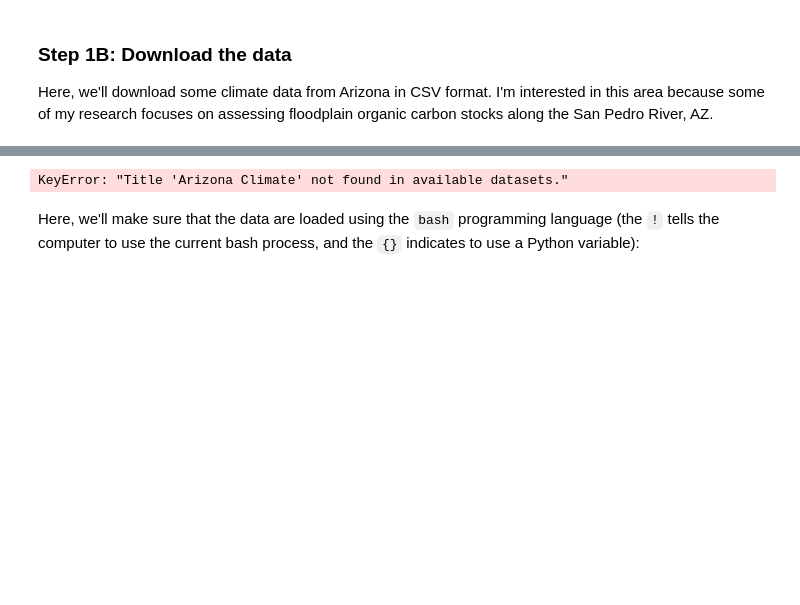
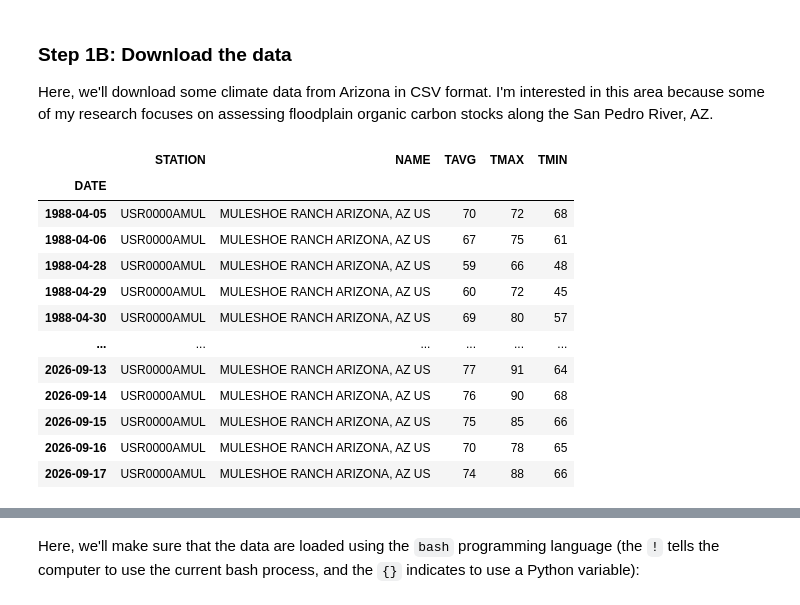
Before and after one commit to lauren-thomas2/01-climate-fall-template, a Jupyter notebook: portfolio-climate-analysis-02.ipynb, the cells around one changed output, grey strips where cells are left out. Cells and saved outputs as stored; diff of their text form; code cells hidden in the pictures; blank space fills up the shorter version.

```diff
--- a/portfolio-climate-analysis-02.ipynb
+++ b/portfolio-climate-analysis-02.ipynb
@@ -21,17 +21,43 @@ import pandas as pd ### analyze and manipulate data
 
 Here, we'll download some climate data from Arizona in CSV format. I'm interested in this area because some of my research focuses on assessing floodplain organic carbon stocks along the San Pedro River, AZ.
 # %%
+arizona_df = pd.read_csv('muleshoe_ranch_climate_data.csv',
+
+### Tell python which column to use as the index
+index_col='DATE',
+
+### Tell python to treat the DATE as a date
+parse_dates=True,
+
+### Designate NaNs as missing data
+na_values=["NaN"]
+)
+
 ### define project name
-project_name = 'Arizona Climate'
+#project_name = 'Arizona Climate'
 
 ### set up project folders
-project = earthpy.Project(
-    project_name,
-    dirname = 'arizona-climate-data')
+#project = earthpy.Project(
+#    project_name,
+#    dirname = 'arizona-climate-data')
 
 ### download data
-project.get_data('co-flood-extras')
+#project.get_data('co-flood-extras')
 
 ### check where the data ended up
-project.project_dir
+#project.project_dir
+arizona_df
 # %% [output]
+|  | STATION | NAME | TAVG | TMAX | TMIN |
+| DATE |  |  |  |  |  |
+| 1988-04-05 | USR0000AMUL | MULESHOE RANCH ARIZONA, AZ US | 70 | 72 | 68 |
+| 1988-04-06 | USR0000AMUL | MULESHOE RANCH ARIZONA, AZ US | 67 | 75 | 61 |
+| 1988-04-28 | USR0000AMUL | MULESHOE RANCH ARIZONA, AZ US | 59 | 66 | 48 |
+| 1988-04-29 | USR0000AMUL | MULESHOE RANCH ARIZONA, AZ US | 60 | 72 | 45 |
+| 1988-04-30 | USR0000AMUL | MULESHOE RANCH ARIZONA, AZ US | 69 | 80 | 57 |
+| ... | ... | ... | ... | ... | ... |
+| 2026-09-13 | USR0000AMUL | MULESHOE RANCH ARIZONA, AZ US | 77 | 91 | 64 |
+| 2026-09-14 | USR0000AMUL | MULESHOE RANCH ARIZONA, AZ US | 76 | 90 | 68 |
+| 2026-09-15 | USR0000AMUL | MULESHOE RANCH ARIZONA, AZ US | 75 | 85 | 66 |
+| 2026-09-16 | USR0000AMUL | MULESHOE RANCH ARIZONA, AZ US | 70 | 78 | 65 |
+| 2026-09-17 | USR0000AMUL | MULESHOE RANCH ARIZONA, AZ US | 74 | 88 | 66 |
@@ -40,4 +65,3 @@ Downloading from https://ndownloader.figshare.com/files/7010681
-KeyError: "Title 'Arizona Climate' not found in available datasets."
 # %% [markdown]
 Here, we'll make sure that the data are loaded using the `bash` programming language (the `!` tells the computer to use the current bash process, and the `{}` indicates to use a Python variable):
 # %%
```
Also changed, not shown: parts of 6 cells of this notebook, 1 other file.
